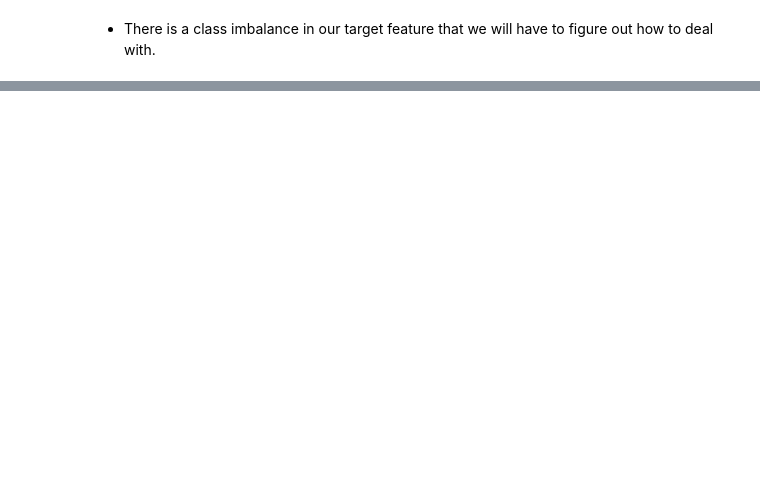
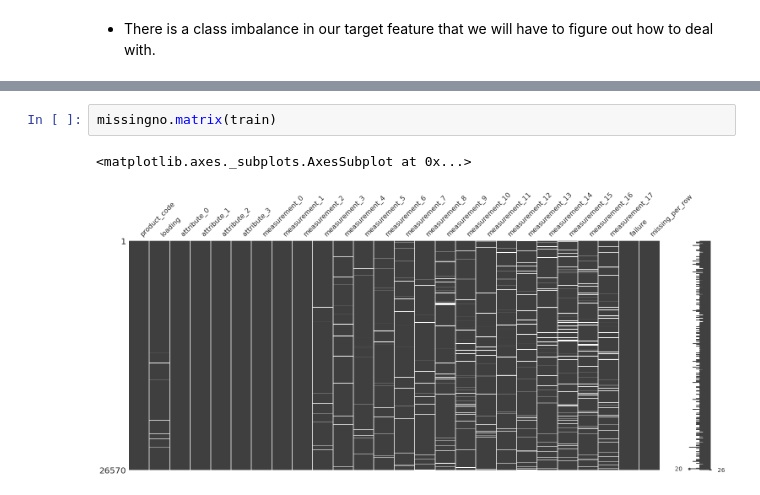
Before and after one commit to Graham-Broughton/S2E8, a Jupyter notebook: notebooks/1.EDA.ipynb, the cells around one changed output, grey strips where cells are left out. Saved outputs shown, nothing was run; the diff lists cells and outputs as text; blank space fills up the shorter version.

```diff
--- a/notebooks/1.EDA.ipynb
+++ b/notebooks/1.EDA.ipynb
@@ -149,0 +181,5 @@ clf_plot_distributions(train, test, cont_feats)
+# %%
+missingno.matrix(train)
+# %% [output]
+<matplotlib.axes._subplots.AxesSubplot at 0x...>
+[figure, added]
```
Also changed, not shown: parts of 13 cells of this notebook, 2 other files.
